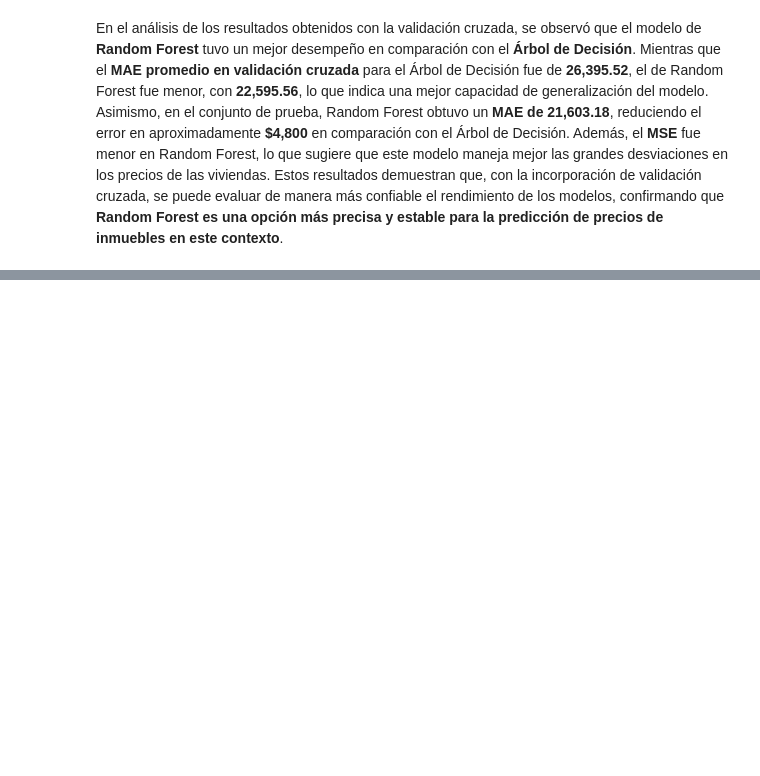
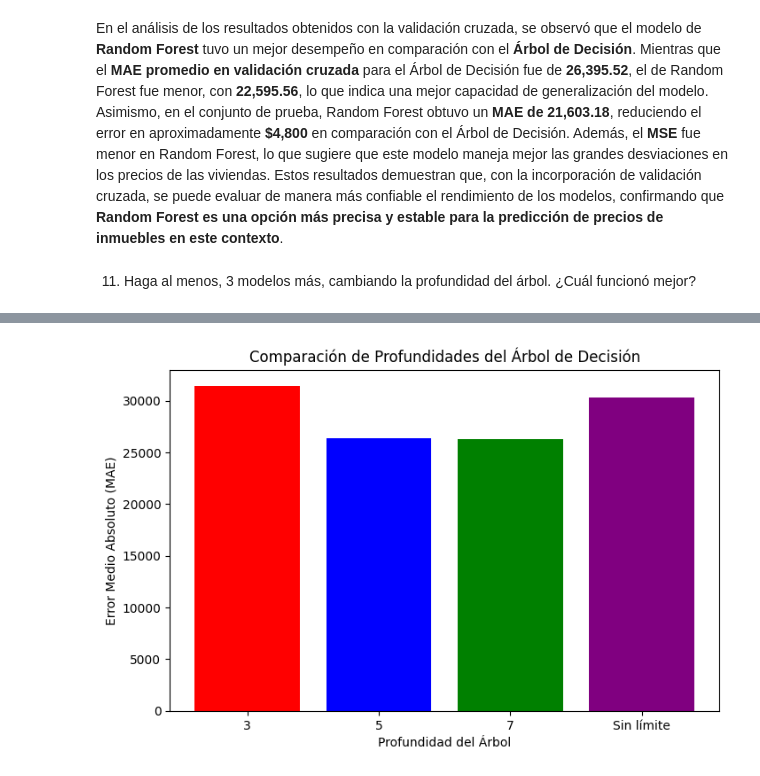
Before and after one commit to michellemej22596/HT3-MineriaDeDatos, a Jupyter notebook: ADR10-12.ipynb, the cells around one changed output, grey strips where cells are left out. Drawn from its saved outputs; the diff is of its cells as text; code cells hidden in the pictures; blank space fills up the shorter version.

```diff
--- a/ADR10-12.ipynb
+++ b/ADR10-12.ipynb
@@ -85,3 +85,68 @@ MSE en Prueba: 992492913.54
 [figure]
 # %% [markdown]
 En el análisis de los resultados obtenidos con la validación cruzada, se observó que el modelo de **Random Forest** tuvo un mejor desempeño en comparación con el **Árbol de Decisión**. Mientras que el **MAE promedio en validación cruzada** para el Árbol de Decisión fue de **26,395.52**, el de Random Forest fue menor, con **22,595.56**, lo que indica una mejor capacidad de generalización del modelo. Asimismo, en el conjunto de prueba, Random Forest obtuvo un **MAE de 21,603.18**, reduciendo el error en aproximadamente **$4,800** en comparación con el Árbol de Decisión. Además, el **MSE** fue menor en Random Forest, lo que sugiere que este modelo maneja mejor las grandes desviaciones en los precios de las viviendas. Estos resultados demuestran que, con la incorporación de validación cruzada, se puede evaluar de manera más confiable el rendimiento de los modelos, confirmando que **Random Forest es una opción más precisa y estable para la predicción de precios de inmuebles en este contexto**.
+# %% [markdown]
+11. Haga al menos, 3 modelos más, cambiando la profundidad del árbol. ¿Cuál funcionó mejor?
+# %%
+import pandas as pd
+import numpy as np
+import matplotlib.pyplot as plt
+from sklearn.model_selection import cross_val_score, KFold, train_test_split
+from sklearn.tree import DecisionTreeRegressor
+from sklearn.metrics import mean_absolute_error, mean_squared_error
+
+# 1. Cargar el dataset limpio
+df = pd.read_csv("dataset/train_cleaned.csv")  # Asegurar que este dataset tiene las variables correctas
+
+# 2. Seleccionar variables predictoras y objetivo
+features = ["OverallQual", "GrLivArea", "GarageCars", "TotalBsmtSF"]
+X = df[features]
+y = df["SalePrice"]
+
+# 3. Dividir en conjunto de entrenamiento y prueba
+X_train, X_test, y_train, y_test = train_test_split(X, y, test_size=0.2, random_state=42)
+
+# 4. Definir las profundidades a probar
+depths = [3, 5, 7, None]  # None significa sin restricción de profundidad
+
+# 5. Configurar validación cruzada
+kf = KFold(n_splits=5, shuffle=True, random_state=42)
+
+# 6. Evaluar modelos con distintas profundidades
+resultados = []
+
+for d in depths:
+    tree_model = DecisionTreeRegressor(max_depth=d, random_state=42)
+
+    # Validación cruzada
+    cv_scores = cross_val_score(tree_model, X_train, y_train, cv=kf, scoring='neg_mean_absolute_error')
+
+    # Entrenar y predecir en el conjunto de prueba
+    tree_model.fit(X_train, y_train)
+    y_pred = tree_model.predict(X_test)
+
+    # Calcular métricas
+    mae_cv = -cv_scores.mean()  # Convertir a valores positivos
+    mae_test = mean_absolute_error(y_test, y_pred)
+    mse_test = mean_squared_error(y_test, y_pred)
+
+    # Guardar resultados
+    resultados.append((d, mae_cv, mae_test, mse_test))
+
+    # Imprimir resultados del modelo
+    print(f"\n🌳 Árbol de Decisión (max_depth={d}):")
+    print(f"MAE Promedio (Validación Cruzada): {mae_cv:.2f}")
+    print(f"MAE en Prueba: {mae_test:.2f}")
+    print(f"MSE en Prueba: {mse_test:.2f}")
+
+# 7. Visualizar comparación de modelos
+depth_labels = [str(d) if d else "Sin límite" for d, _, _, _ in resultados]
+mae_values = [mae for _, mae, _, _ in resultados]
+
+plt.figure(figsize=(8, 5))
+plt.bar(depth_labels, mae_values, color=['red', 'blue', 'green', 'purple'])
+plt.xlabel("Profundidad del Árbol")
+plt.ylabel("Error Medio Absoluto (MAE)")
+plt.title("Comparación de Profundidades del Árbol de Decisión")
+plt.show()
+# %% [output]
@@ -87,0 +172 @@ En el análisis de los resultados obtenidos con la validación cruzada, se obser
+[figure, added]
```
Also changed, not shown: parts of 2 cells of this notebook.
